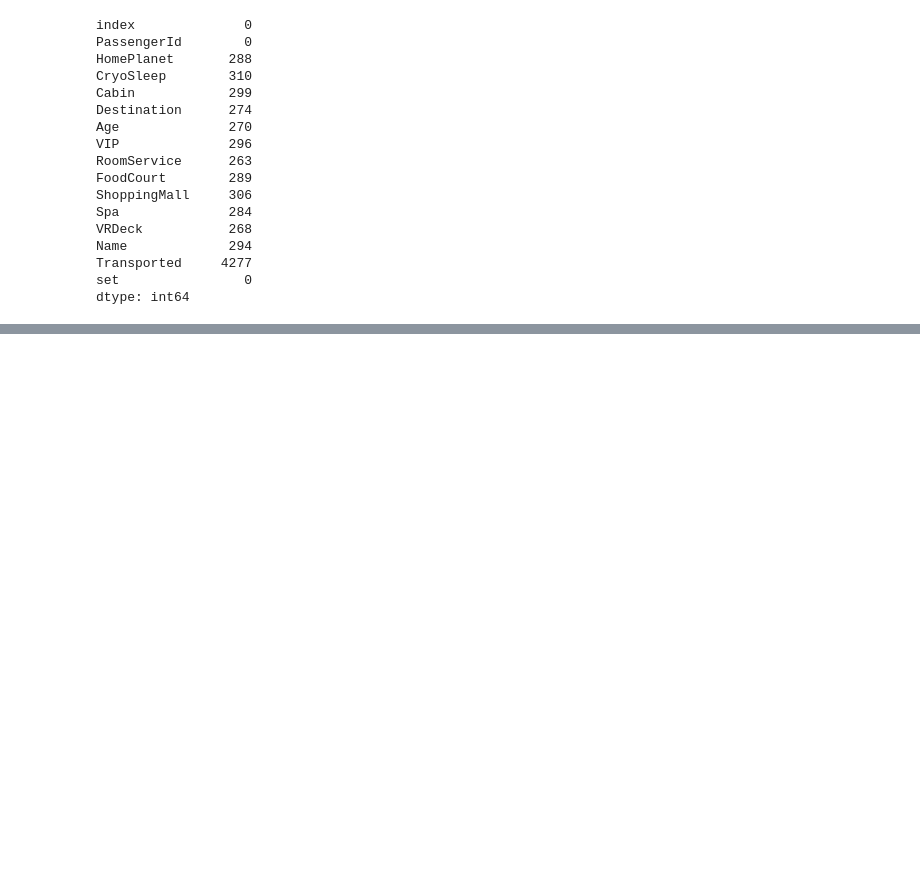
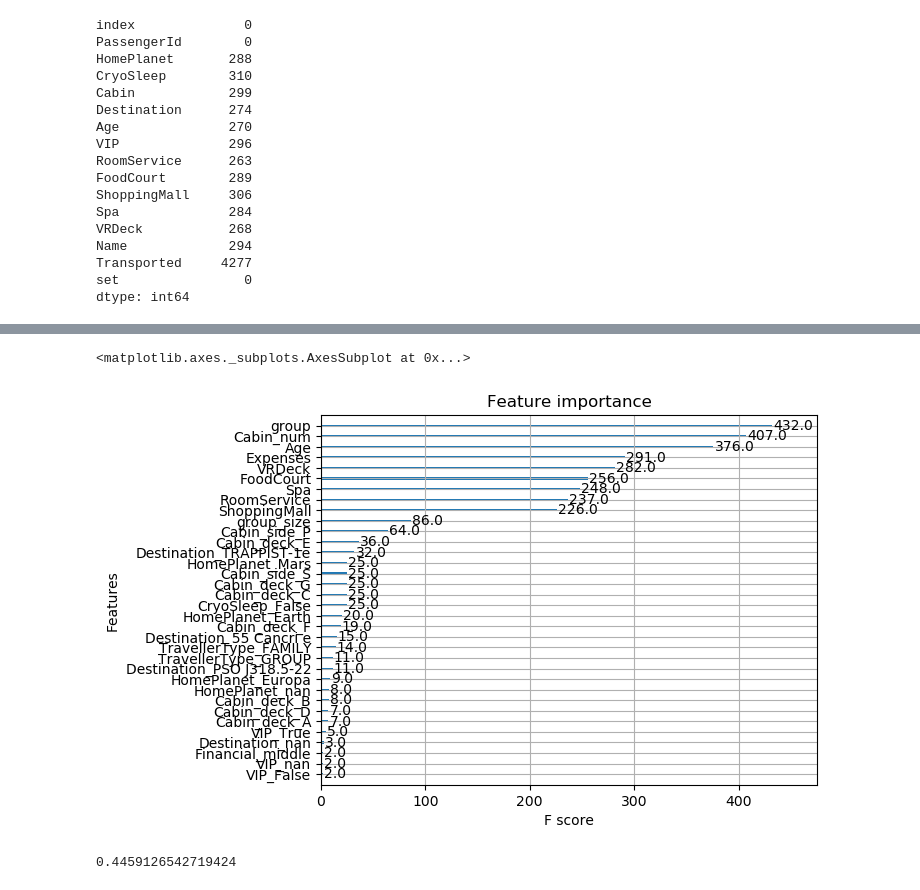
Before and after one commit to Andreew9504089/Machine-Learning, a Jupyter notebook: space-titanic.ipynb, the cells around one changed output, grey strips where cells are left out. Drawn from its saved outputs; the diff is of its cells as text; code cells hidden in the pictures; blank space fills up the shorter version.

```diff
--- a/space-titanic.ipynb
+++ b/space-titanic.ipynb
@@ -62,15 +62,18 @@ Transported     4277
 set                0
 dtype: int64
 # %%
+
 # Dealing with missing value in CryoSleep with billing feature vice versa
 non_sleeping_features = ['RoomService','FoodCourt','ShoppingMall','Spa','VRDeck']
 train_test.loc[:,non_sleeping_features]=train_test.apply(lambda x: 0 if x.CryoSleep == True else x,axis =1)
 train_test['Expenses'] = train_test.loc[:,non_sleeping_features].sum(axis=1)
 train_test.loc[:,['CryoSleep']]=train_test.apply(lambda x: True if x.Expenses == 0 and pd.isna(x.CryoSleep) else x,axis =1)
 train_test.loc[:,['CryoSleep']]=train_test.apply(lambda x: False if x.Expenses != 0 and pd.isna(x.CryoSleep) else x,axis =1)
+
+train_test["Financial"] = train_test["Expenses"].apply(lambda x: "poor" if x < 5000 else ("middle" if x>5000 and x<20000 else "rich"))
 # %%
 # Extract which group the passenger was from
-train_test.loc[:,['group']] = train_test.PassengerId.apply(lambda x: x[0:4] )
+train_test.loc[:,['group']] = train_test.PassengerId.apply(lambda x: x[0:4] ).astype('int')
 df = train_test[train_test.duplicated('group', keep=False)].sort_values('group')
 df.to_csv('group_inspect.csv', index=False)
 
@@ -168,3 +215,21 @@ print(get_score(xgb.XGBClassifier(**params_XGB_best),X,y).mean())
+# %%
+model = xgb.XGBClassifier()
+model.fit(X, y)
+xgb.plot_importance(model)
+# %% [output]
+<matplotlib.axes._subplots.AxesSubplot at 0x...>
+[figure, added]
+# %%
+good_feature = ['group', 'Cabin_num', 'Age', 'Expenses', 'VRDeck', 'FoodCourt', 'ShoppingMall',
+                'Spa', 'RoomService', 'group_size','Cabin_side_P']
+train = train[good_feature]
+test = test[good_feature]
+
+X = train
+
+print(get_score(xgb.XGBClassifier(**params_XGB_best),X,y).mean())
+# %% [output]
+0.4459126542719424
 # %%
 perm = PermutationImportance(xgb.XGBClassifier(**params_XGB_best), random_state=1,n_iter =10,cv=5).fit(X, y)
 eli5.show_weights(perm, feature_names = X.columns.tolist(),top=50)
```
Also changed, not shown: parts of 11 cells of this notebook, 4 other files.
